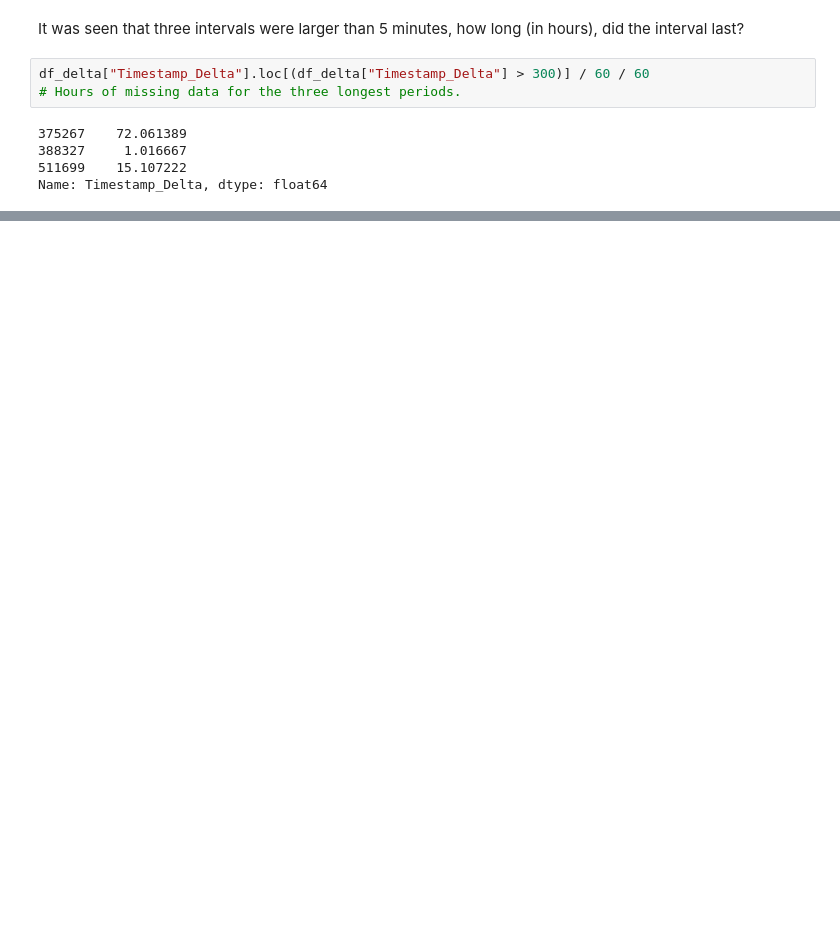
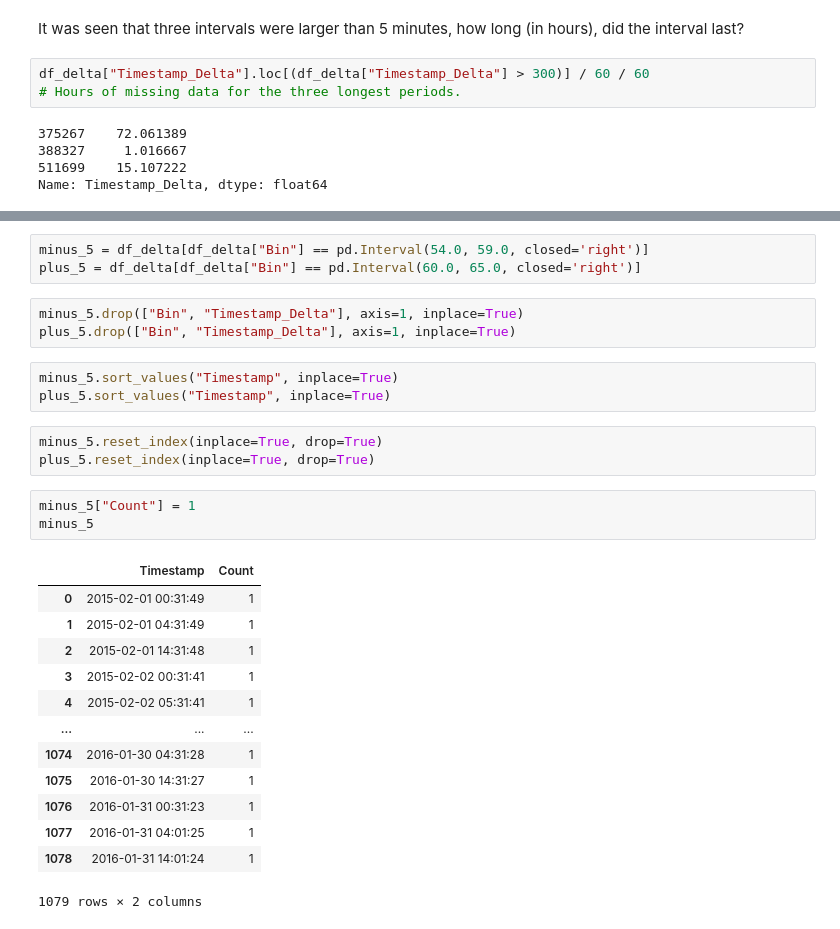
Before and after one commit to Divixity/Datavidenskab-P6, a Jupyter notebook: Development/missing_records.ipynb, the cells around one changed output, grey strips where cells are left out. Saved outputs shown, nothing was run; the diff lists cells and outputs as text; blank space fills up the shorter version.

```diff
--- a/Development/missing_records.ipynb
+++ b/Development/missing_records.ipynb
@@ -114,0 +123,29 @@ Name: Timestamp_Delta, dtype: float64
+# %%
+minus_5 = df_delta[df_delta["Bin"] == pd.Interval(54.0, 59.0, closed='right')]
+plus_5 = df_delta[df_delta["Bin"] == pd.Interval(60.0, 65.0, closed='right')]
+# %%
+minus_5.drop(["Bin", "Timestamp_Delta"], axis=1, inplace=True)
+plus_5.drop(["Bin", "Timestamp_Delta"], axis=1, inplace=True)
+# %%
+minus_5.sort_values("Timestamp", inplace=True)
+plus_5.sort_values("Timestamp", inplace=True)
+# %%
+minus_5.reset_index(inplace=True, drop=True)
+plus_5.reset_index(inplace=True, drop=True)
+# %%
+minus_5["Count"] = 1
+minus_5
+# %% [output]
+|  | Timestamp | Count |
+| 0 | 2015-02-01 00:31:49 | 1 |
+| 1 | 2015-02-01 04:31:49 | 1 |
+| 2 | 2015-02-01 14:31:48 | 1 |
+| 3 | 2015-02-02 00:31:41 | 1 |
+| 4 | 2015-02-02 05:31:41 | 1 |
+| ... | ... | ... |
+| 1074 | 2016-01-30 04:31:28 | 1 |
+| 1075 | 2016-01-30 14:31:27 | 1 |
+| 1076 | 2016-01-31 00:31:23 | 1 |
+| 1077 | 2016-01-31 04:01:25 | 1 |
+| 1078 | 2016-01-31 14:01:24 | 1 |
+1079 rows × 2 columns
```
Also changed, not shown: parts of 5 cells of this notebook.
